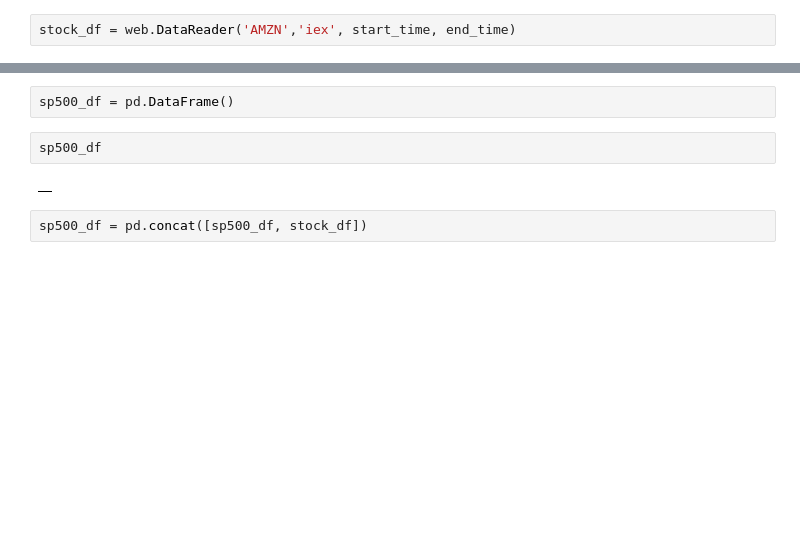
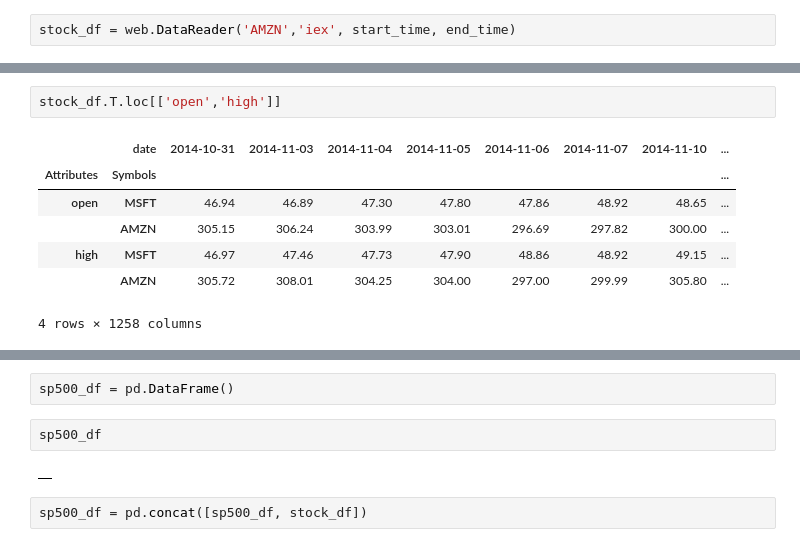
Before and after one commit to GabrielSGoncalves/serverless_etl_medium, a Jupyter notebook: Notebook_1_Creating_SP500_database.ipynb, the cells around one changed output, grey strips where cells are left out. Cells and saved outputs as stored; diff of their text form; blank space fills up the shorter version.

```diff
--- a/Notebook_1_Creating_SP500_database.ipynb
+++ b/Notebook_1_Creating_SP500_database.ipynb
@@ -92,0 +102,10 @@ stock_df
+# %%
+stock_df.T.loc[['open','high']]
+# %% [output]
+|  | date | 2014-10-31 | 2014-11-03 | 2014-11-04 | 2014-11-05 | 2014-11-06 | 2014-11-07 | 2014-11-10 | ... |
+| Attributes | Symbols |  |  |  |  |  |  |  | ... |
+| open | MSFT | 46.94 | 46.89 | 47.30 | 47.80 | 47.86 | 48.92 | 48.65 | ... |
+|  | AMZN | 305.15 | 306.24 | 303.99 | 303.01 | 296.69 | 297.82 | 300.00 | ... |
+| high | MSFT | 46.97 | 47.46 | 47.73 | 47.90 | 48.86 | 48.92 | 49.15 | ... |
+|  | AMZN | 305.72 | 308.01 | 304.25 | 304.00 | 297.00 | 299.99 | 305.80 | ... |
+4 rows × 1258 columns
```
Also changed, not shown: parts of 16 cells of this notebook.
